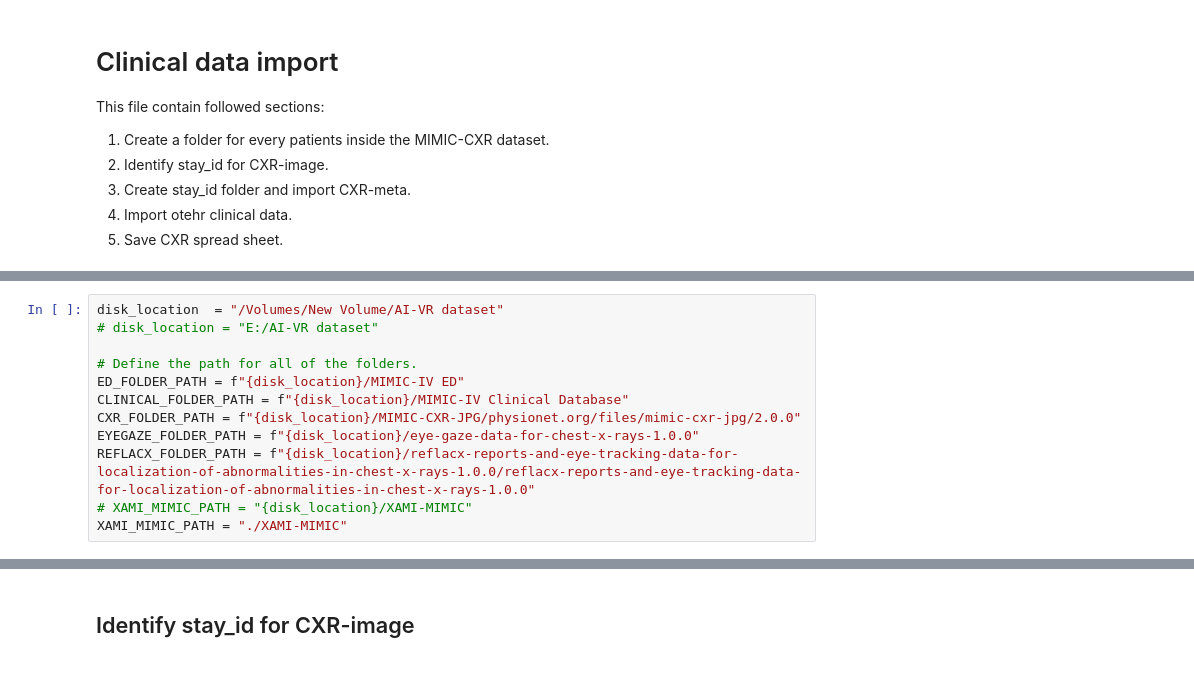
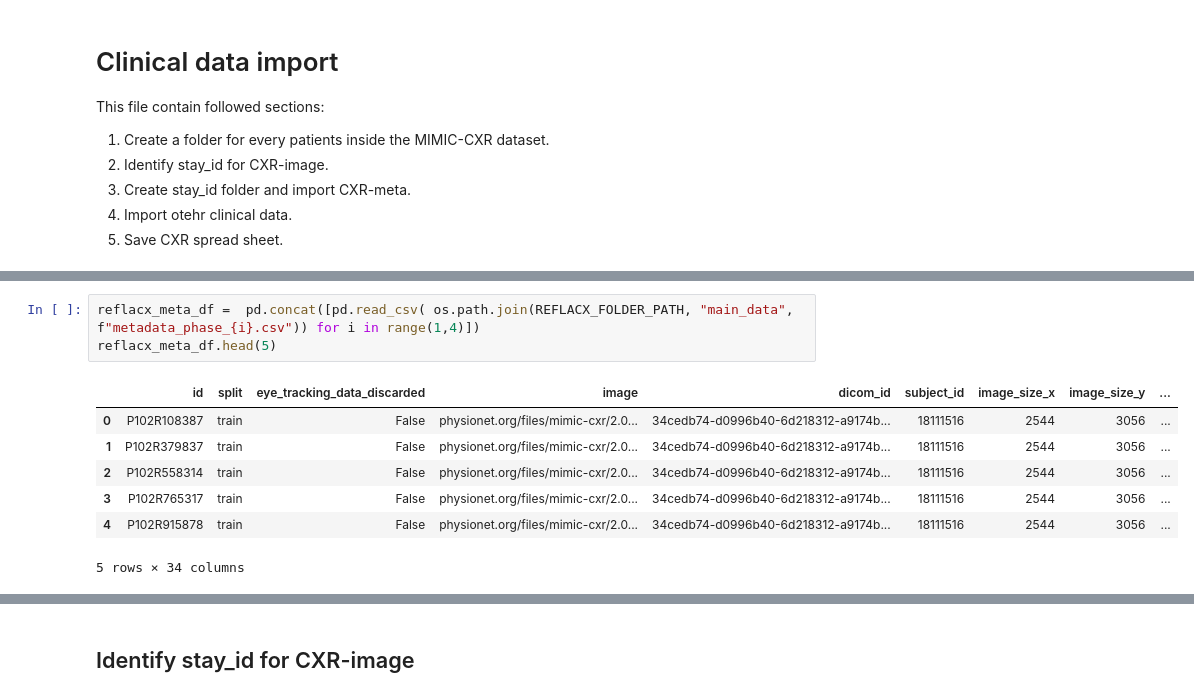
Before and after one commit to ChihchengHsieh/MIMIC-Eye, a Jupyter notebook: (1) Clinical_data_import_mini.ipynb, the cells around one changed output, grey strips where cells are left out. Saved outputs shown, nothing was run; the diff lists cells and outputs as text.

```diff
--- a/(1) Clinical_data_import_mini.ipynb
+++ b/(1) Clinical_data_import_mini.ipynb
@@ -23,12 +19,0 @@ pd.options.mode.chained_assignment  = None
-# %%
-disk_location  = "/Volumes/New Volume/AI-VR dataset"
-# disk_location = "E:/AI-VR dataset"
-
-# Define the path for all of the folders.
-ED_FOLDER_PATH = f"{disk_location}/MIMIC-IV ED"
-CLINICAL_FOLDER_PATH = f"{disk_location}/MIMIC-IV Clinical Database"
-CXR_FOLDER_PATH = f"{disk_location}/MIMIC-CXR-JPG/physionet.org/files/mimic-cxr-jpg/2.0.0"
-EYEGAZE_FOLDER_PATH = f"{disk_location}/eye-gaze-data-for-chest-x-rays-1.0.0"
-REFLACX_FOLDER_PATH = f"{disk_location}/reflacx-reports-and-eye-tracking-data-for-localization-of-abnormalities-in-chest-x-rays-1.0.0/reflacx-reports-and-eye-tracking-data-for-localization-of-abnormalities-in-chest-x-rays-1.0.0"
-# XAMI_MIMIC_PATH = "{disk_location}/XAMI-MIMIC"
-XAMI_MIMIC_PATH = "./XAMI-MIMIC"
@@ -40,0 +33,11 @@ CXR_meta_df = pd.read_csv(f"{CXR_FOLDER_PATH}/mimic-cxr-2.0.0-metadata.csv.gz",
+# %%
+reflacx_meta_df =  pd.concat([pd.read_csv( os.path.join(REFLACX_FOLDER_PATH, "main_data", f"metadata_phase_{i}.csv")) for i in range(1,4)])
+reflacx_meta_df.head(5)
+# %% [output]
+|  | id | split | eye_tracking_data_discarded | image | dicom_id | subject_id | image_size_x | image_size_y | ... |
+| 0 | P102R108387 | train | False | physionet.org/files/mimic-cxr/2.0... | 34cedb74-d0996b40-6d218312-a9174b... | 18111516 | 2544 | 3056 | ... |
+| 1 | P102R379837 | train | False | physionet.org/files/mimic-cxr/2.0... | 34cedb74-d0996b40-6d218312-a9174b... | 18111516 | 2544 | 3056 | ... |
+| 2 | P102R558314 | train | False | physionet.org/files/mimic-cxr/2.0... | 34cedb74-d0996b40-6d218312-a9174b... | 18111516 | 2544 | 3056 | ... |
+| 3 | P102R765317 | train | False | physionet.org/files/mimic-cxr/2.0... | 34cedb74-d0996b40-6d218312-a9174b... | 18111516 | 2544 | 3056 | ... |
+| 4 | P102R915878 | train | False | physionet.org/files/mimic-cxr/2.0... | 34cedb74-d0996b40-6d218312-a9174b... | 18111516 | 2544 | 3056 | ... |
+5 rows × 34 columns
```
Also changed, not shown: parts of 51 cells of this notebook, 20 other files.
